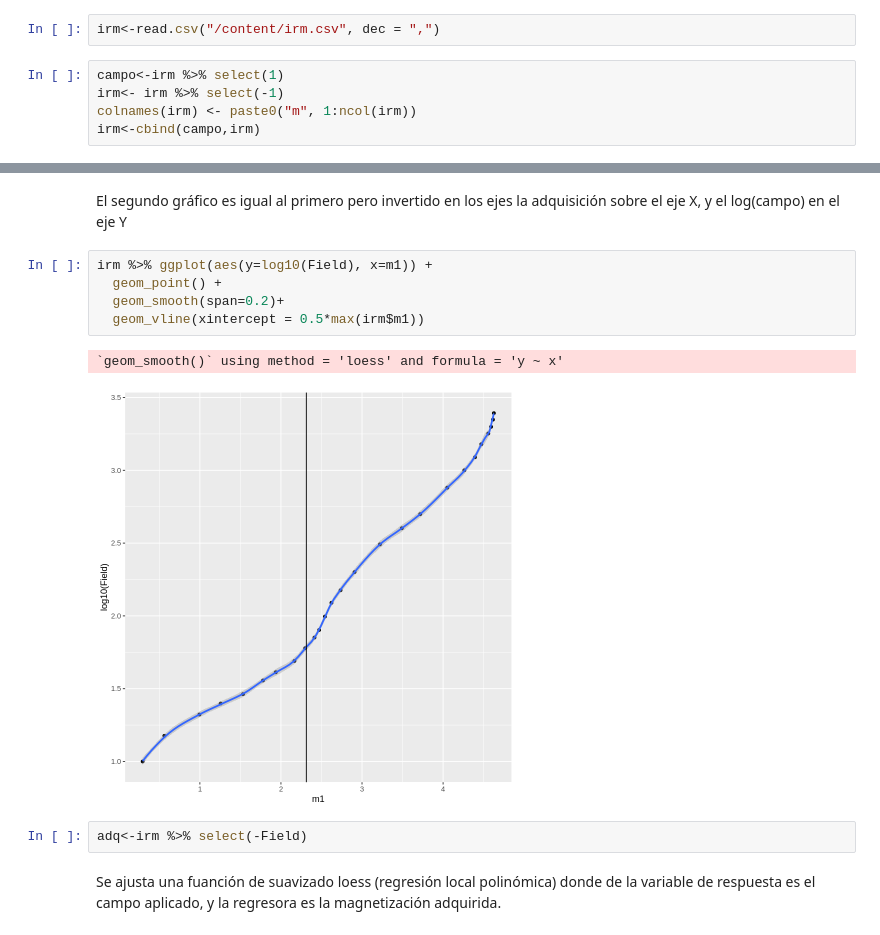
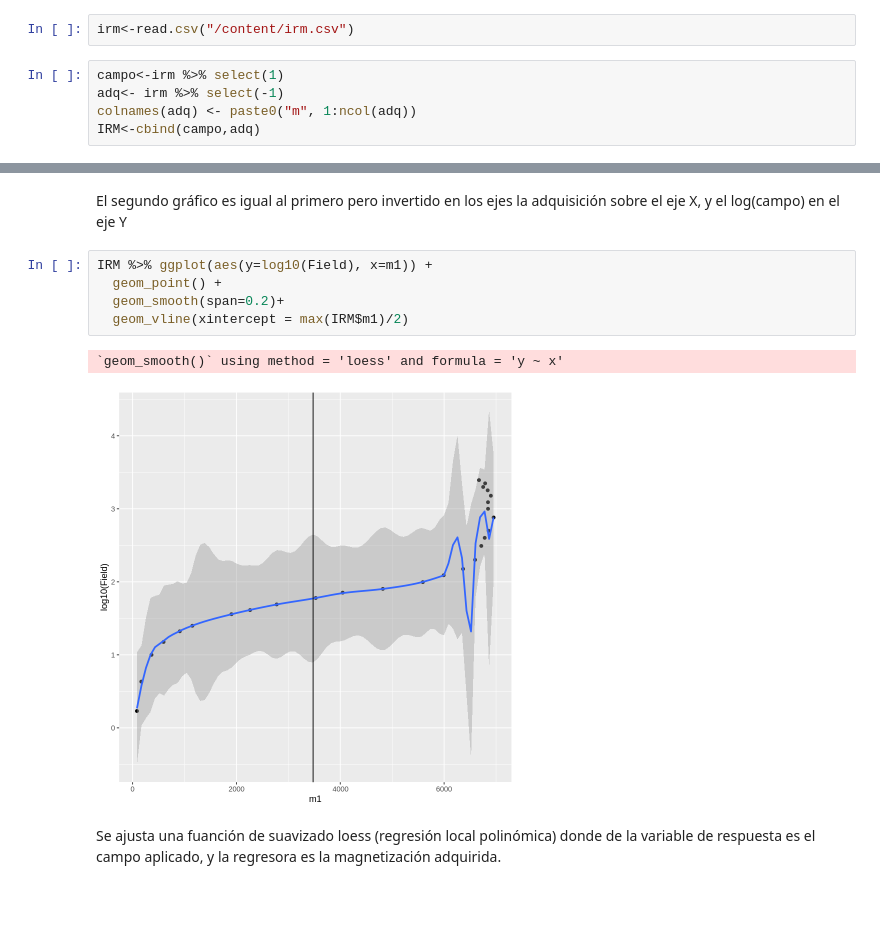
Before and after one commit to jdgargiulo/Lectures, a Jupyter notebook: B_medio_y_H_cr.ipynb, the cells around one changed output, grey strips where cells are left out. Cells and saved outputs as stored; diff of their text form; blank space fills up the shorter version.

```diff
--- a/B_medio_y_H_cr.ipynb
+++ b/B_medio_y_H_cr.ipynb
@@ -24,8 +14,8 @@ Partimos teniendo un data frame con una primera columna que con el campo aplicad
 # %%
-irm<-read.csv("/content/irm.csv", dec = ",")
+irm<-read.csv("/content/irm.csv")
 # %%
 campo<-irm %>% select(1)
-irm<- irm %>% select(-1)
-colnames(irm) <- paste0("m", 1:ncol(irm))
-irm<-cbind(campo,irm)
+adq<- irm %>% select(-1)
+colnames(adq) <- paste0("m", 1:ncol(adq))
+IRM<-cbind(campo,adq)
 # %%
@@ -63,15 +53,13 @@ irm %>% ggplot(aes(x=log10(Field), y=m1)) +
 # %% [markdown]
 El segundo gráfico es igual al primero pero invertido en los ejes la adquisición sobre el eje X, y el log(campo) en el eje Y
 # %%
-irm %>% ggplot(aes(y=log10(Field), x=m1)) +
+IRM %>% ggplot(aes(y=log10(Field), x=m1)) +
   geom_point() +
   geom_smooth(span=0.2)+
-  geom_vline(xintercept = 0.5*max(irm$m1))
+  geom_vline(xintercept = max(IRM$m1)/2)
 # %% [output]
 `geom_smooth()` using method = 'loess' and formula = 'y ~ x'
-[figure, old version]
+[figure, new version]
-# %%
-adq<-irm %>% select(-Field)
 # %% [markdown]
 Se ajusta una fuanción de suavizado loess (regresión local polinómica) donde de la variable de respuesta es el campo aplicado, y la regresora es la magnetización adquirida.
 # %%
```
Also changed, not shown: parts of 23 cells of this notebook.
